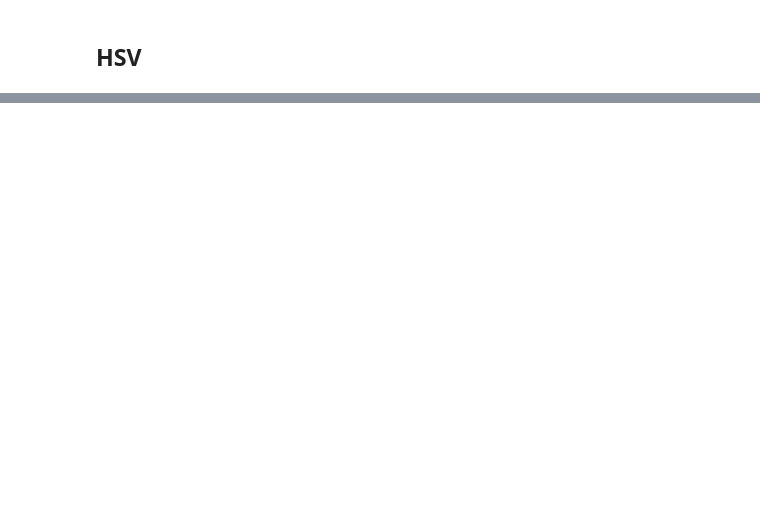
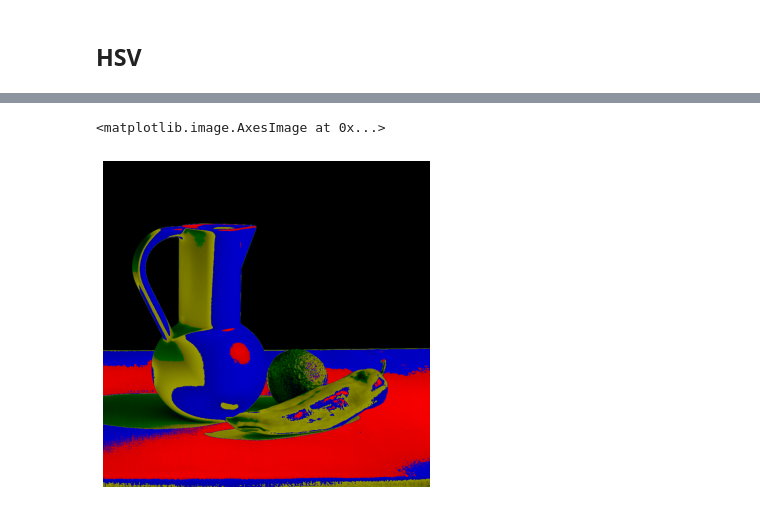
Before and after one commit to molnar75/diplomamunka, a Jupyter notebook: notebooks/08_colorization.ipynb, the cells around one changed output, grey strips where cells are left out. Cells and saved outputs as stored; diff of their text form; code cells hidden in the pictures; blank space fills up the shorter version.

```diff
--- a/notebooks/08_colorization.ipynb
+++ b/notebooks/08_colorization.ipynb
@@ -230,0 +232,27 @@ plt.imshow(test_rgb)
+# %%
+import colorsys
+
+colored_image_rgb = cv2.cvtColor(resized_image, cv2.COLOR_GRAY2RGB)
+
+hsv_image = cv2.cvtColor(colored_image_rgb, cv2.COLOR_RGB2HSV)
+
+colored_hsv = hsv_image
+
+k = 5
+for label in range(k):
+    color_hsv = colorsys.rgb_to_hsv(colors[label][0]/255, colors[label][1]/255, colors[label][2]/255)
+    for i in range(1024):
+        for j in range(1024):
+            if(label_map[i][j] == label):
+                colored_hsv[i][j] = [color_hsv[0]*180, color_hsv[1]*255, hsv_image[i][j][2]]
+
+plt.figure(figsize=(6,6))
+
+plt.axis("off")
+
+colored_rgb = cv2.cvtColor(colored_hsv, cv2.COLOR_HSV2RGB)
+
+plt.imshow(colored_rgb)
+# %% [output]
+<matplotlib.image.AxesImage at 0x...>
+[figure, added]
```
Also changed, not shown: parts of 3 cells of this notebook, 1 other file.
